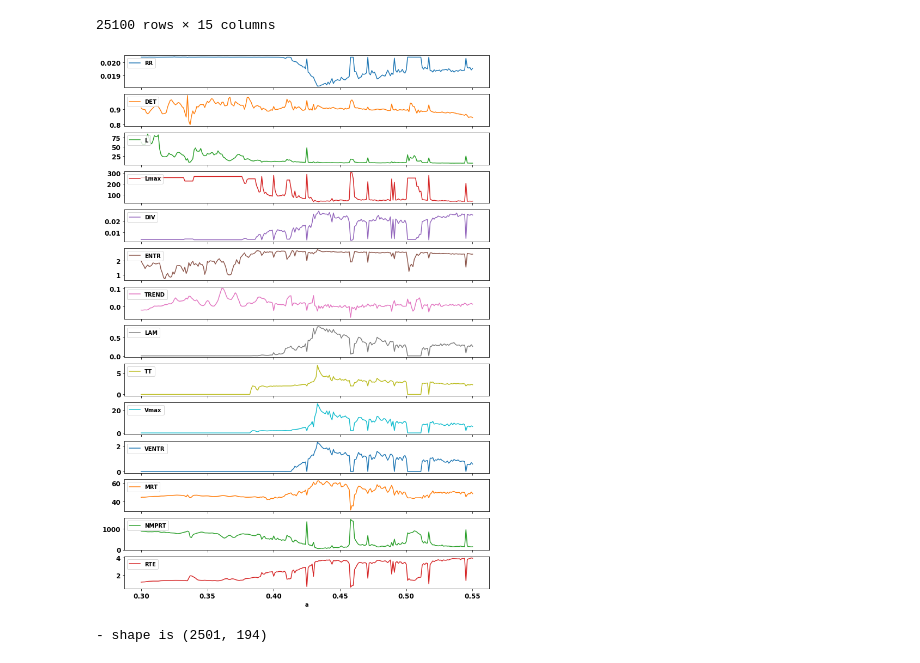
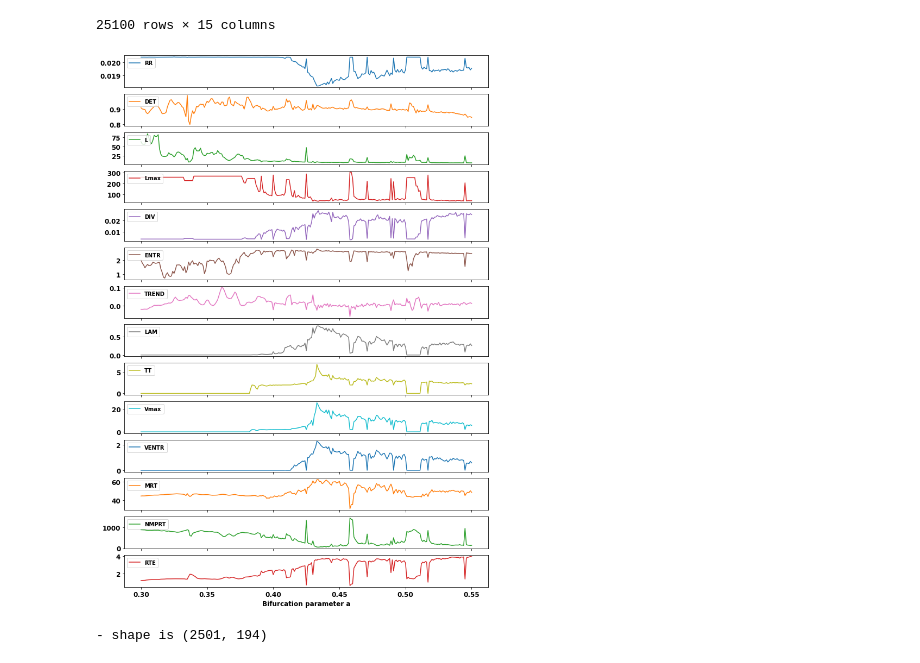
Before and after one commit to Nick-Bradford/Nick-thesis, a Jupyter notebook: Rossler_RQA_features_and_lyapunov_bifurcation.ipynb, the cells around one changed output. Saved outputs shown, nothing was run; the diff lists cells and outputs as text; code cells hidden in the pictures.

Commit message:
RQA features and bifurcation diagrams

```diff
--- a/Rossler_RQA_features_and_lyapunov_bifurcation.ipynb
+++ b/Rossler_RQA_features_and_lyapunov_bifurcation.ipynb
@@ -43,21 +43,21 @@ RQA_meanvals=RQA_df.groupby(np.arange(len(feature_set))//100).mean()
 # %%
 #MRT = Mean Recurrence Time
 #NMPRT = Number for Most Probable Recurrence Time
 #RTE = Recurrence Time Entropy
 
 axes=RQA_meanvals.plot(x="a",subplots=True,figsize=(12,18),fontsize=12)
 axes = axes.flat
 fig = axes[0].get_figure()
 
 for ax in axes:
 
     ax.legend(loc='upper left')
 
-
+plt.xlabel("Bifurcation parameter a",fontsize=12)
 plt.savefig("RQA_Features_mean.pdf",format="pdf",bbox_inches="tight")
 plt.show()
 # %% [output]
-[figure, old version]
+[figure, new version]
 # %%
 bifurcation = pd.read_csv(r"D:\Users\Nick\Desktop\Everything\Uni\Honours Project\rqa_data\Rossler_bifurcation_yn.csv")
 b = pd.DataFrame(bifurcation).to_numpy()
```
